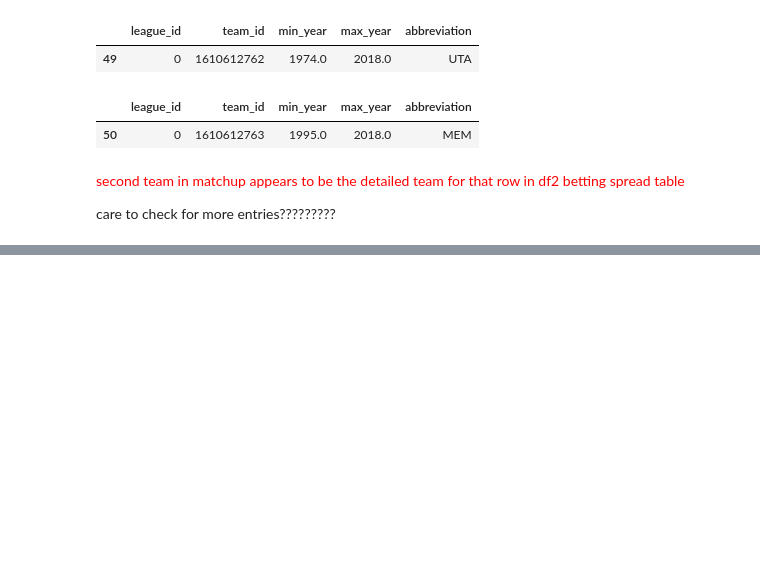
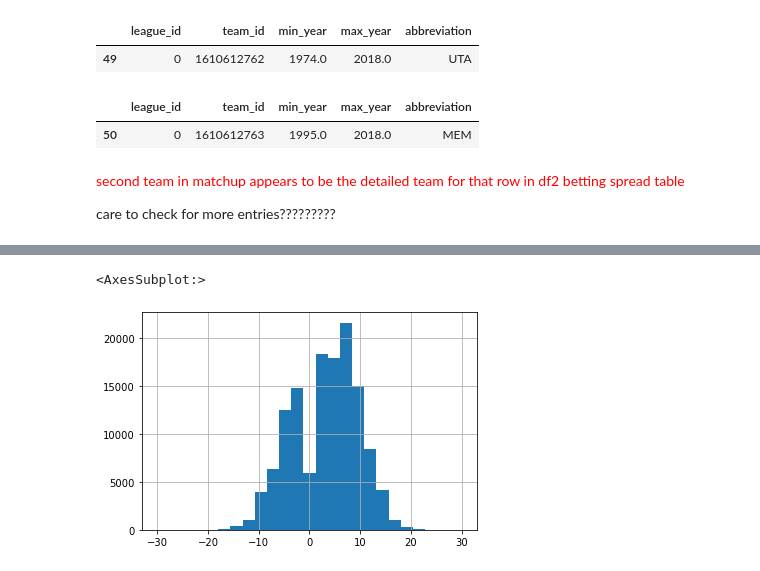
Before and after one commit to pauljacob/capstoneNBA, a Jupyter notebook: Untitled Folder/capstone2_spreadv2.ipynb, the cells around one changed output, grey strips where cells are left out. Cells and saved outputs as stored; diff of their text form; code cells hidden in the pictures; blank space fills up the shorter version.

```diff
--- a/Untitled Folder/capstone2_spreadv2.ipynb
+++ b/Untitled Folder/capstone2_spreadv2.ipynb
@@ -173,0 +194,7 @@ care to check for more entries?????????<font>
+# %%
+lower, upper = -30, 30
+# %%
+df['spread1'].hist(bins=25, range=[lower, upper])
+# %% [output]
+<AxesSubplot:>
+[figure, added]
```
Also changed, not shown: parts of 30 cells of this notebook.
